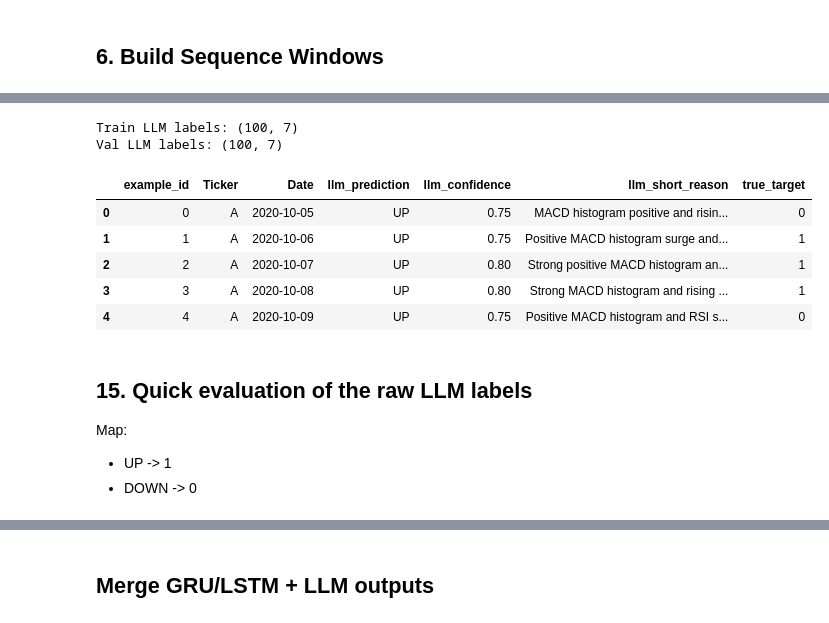
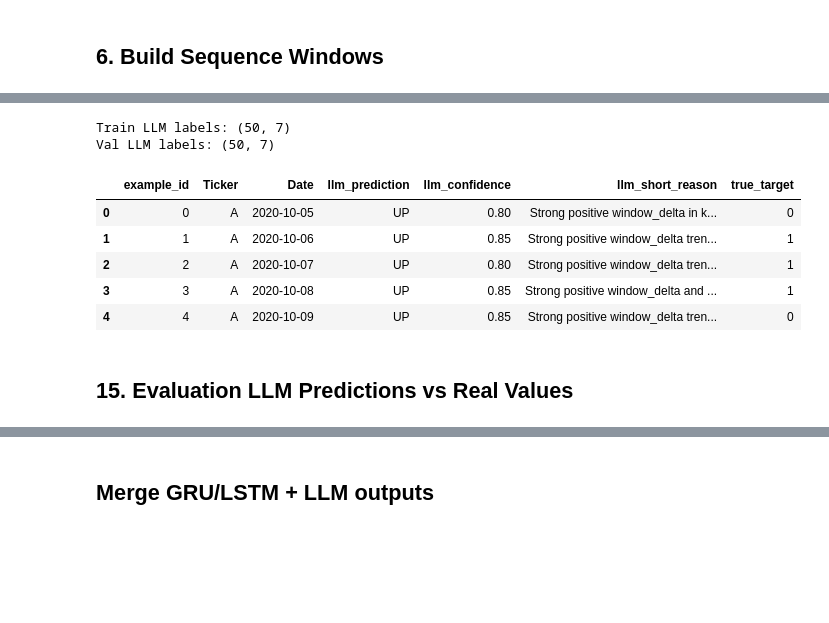
Before and after one commit to lbaileycoop/Deep-Learning-Final-Project, a Jupyter notebook: Model 3 - Agentic LLM Labeler.ipynb, the cells around one changed output, grey strips where cells are left out. Saved outputs shown, nothing was run; the diff lists cells and outputs as text; code cells hidden in the pictures; blank space fills up the shorter version.

Commit message:
Updated agentic model and cleaned up code

````diff
--- a/Model 3 - Agentic LLM Labeler.ipynb
+++ b/Model 3 - Agentic LLM Labeler.ipynb
@@ -162,11 +136,11 @@ def build_examples(data: pd.DataFrame, feature_cols, target_col, seq_len=20, max
 
     return examples
 
-# Keep this small first to control cost
-train_examples = build_examples(train_df, feature_cols, TARGET_COL, seq_len=SEQ_LEN, max_per_ticker=5)
+train_examples = build_examples(train_df, feature_cols, TARGET_COL, seq_len=SEQ_LEN, max_per_ticker=10)
 val_examples   = build_examples(val_df,   feature_cols, TARGET_COL, seq_len=SEQ_LEN, max_per_ticker=2)
+test_examples  = build_examples(test_df,  feature_cols, TARGET_COL, seq_len=SEQ_LEN, max_per_ticker=2)
 
 print("Train examples:", len(train_examples))
 print("Val examples:", len(val_examples))
-train_examples[0]["Ticker"], train_examples[0]["Date"], train_examples[0]["target"]
+print("Test examples:", len(test_examples))
 # %% [output]
@@ -319,9 +274,9 @@ The SDK supports running an agent through `Runner.run_sync()` for synchronous ex
 # %%
 test_prompt = (
     "Label example_id=0. "
-    "Call the tool first, then output strict JSON only."
+    "You must call get_stock_context(example_id) exactly once before answering. "
+    "Return only strict JSON."
 )
-
 result = await Runner.run(stock_agent, test_prompt)
 print(result.final_output)
 # %% [output]
@@ -337,19 +287,22 @@ print(result.final_output)
 # %%
 def parse_agent_json(raw_text: str):
-    raw_text = raw_text.strip()
+    try:
+        raw_text = raw_text.strip()
+        raw_text = raw_text.removeprefix("```json").removeprefix("```").removesuffix("```").strip()
+        data = json.loads(raw_text)
 
-    # If the model wrapped JSON in markdown fences, strip them
-    raw_text = raw_text.removeprefix("```json").removeprefix("```").removesuffix("```").strip()
+        return StockLLMLabel(
+            ticker=data["ticker"],
+            as_of_date=data["as_of_date"],
+            prediction=data["prediction"],
+            confidence=float(data["confidence"]),
+            short_reason=data["short_reason"],
+        )
+    except Exception as e:
+        print("Parse error:", e)
+        print("Raw output:", raw_text)
+        return None
+parsed = parse_agent_json(result.final_output)
 
-    data = json.loads(raw_text)
-    return StockLLMLabel(
-        ticker=data["ticker"],
-        as_of_date=data["as_of_date"],
-        prediction=data["prediction"],
-        confidence=float(data["confidence"]),
-        short_reason=data["short_reason"],
-    )
-
-parsed = parse_agent_json(result.final_output)
-parsed
+print('\n', parsed)
 # %% [output]
@@ -378,46 +324,42 @@ async def label_examples_with_agent(examples, limit, top_k_features):
                 "example_id": i,
                 "Ticker": parsed.ticker,
                 "Date": parsed.as_of_date,
                 "llm_prediction": parsed.prediction,
                 "llm_confidence": parsed.confidence,
                 "llm_short_reason": parsed.short_reason,
                 "true_target": int(examples[i]["target"]),
             })
         except Exception as e:
             rows.append({
                 "example_id": i,
                 "Ticker": examples[i]["Ticker"],
                 "Date": str(pd.Timestamp(examples[i]["Date"]).date()),
                 "llm_prediction": None,
                 "llm_confidence": None,
                 "llm_short_reason": f"ERROR: {e}",
                 "true_target": int(examples[i]["target"]),
             })
 
     return pd.DataFrame(rows)
 
-LLM_TRAIN_LIMIT = min(100, len(train_examples))
-LLM_VAL_LIMIT = min(100, len(val_examples))
+LLM_TRAIN_LIMIT = min(50, len(train_examples))
+LLM_VAL_LIMIT   = min(50, len(val_examples))
 
 llm_train_labels = await label_examples_with_agent(train_examples, limit=LLM_TRAIN_LIMIT, top_k_features=20)
 llm_val_labels = await label_examples_with_agent(val_examples, limit=LLM_VAL_LIMIT, top_k_features=20)
 
 print("Train LLM labels:", llm_train_labels.shape)
 print("Val LLM labels:", llm_val_labels.shape)
 llm_train_labels.head()
 # %% [output]
-Train LLM labels: (100, 7)
-Val LLM labels: (100, 7)
+Train LLM labels: (50, 7)
+Val LLM labels: (50, 7)
 |  | example_id | Ticker | Date | llm_prediction | llm_confidence | llm_short_reason | true_target |
-| 0 | 0 | A | 2020-10-05 | UP | 0.75 | MACD histogram positive and risin... | 0 |
-| 1 | 1 | A | 2020-10-06 | UP | 0.75 | Positive MACD histogram surge and... | 1 |
-| 2 | 2 | A | 2020-10-07 | UP | 0.80 | Strong positive MACD histogram an... | 1 |
-| 3 | 3 | A | 2020-10-08 | UP | 0.80 | Strong MACD histogram and rising ... | 1 |
-| 4 | 4 | A | 2020-10-09 | UP | 0.75 | Positive MACD histogram and RSI s... | 0 |
+| 0 | 0 | A | 2020-10-05 | UP | 0.80 | Strong positive window_delta in k... | 0 |
+| 1 | 1 | A | 2020-10-06 | UP | 0.85 | Strong positive window_delta tren... | 1 |
+| 2 | 2 | A | 2020-10-07 | UP | 0.80 | Strong positive window_delta tren... | 1 |
+| 3 | 3 | A | 2020-10-08 | UP | 0.85 | Strong positive window_delta and ... | 1 |
+| 4 | 4 | A | 2020-10-09 | UP | 0.85 | Strong positive window_delta tren... | 0 |
 # %% [markdown]
-## 15. Quick evaluation of the raw LLM labels
-
-Map:
-- UP -> 1
-- DOWN -> 0
+## 15. Evaluation LLM Predictions vs Real Values
 # %%
````
Also changed, not shown: parts of 33 cells of this notebook.
